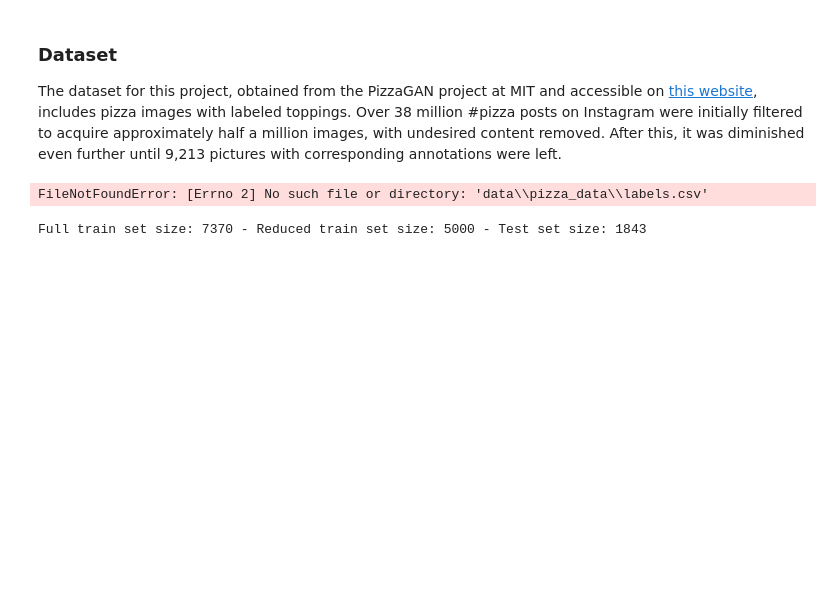
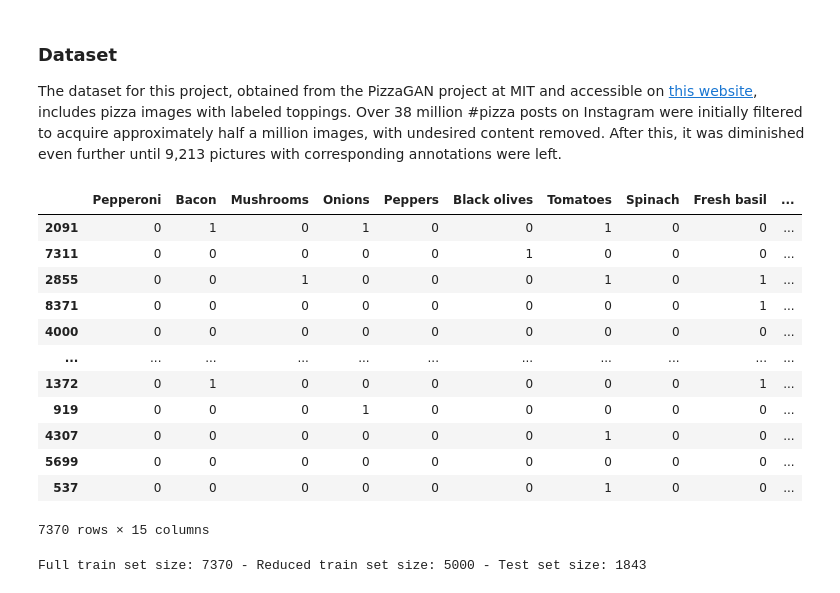
Before and after one commit to NBillar/deep_l, a Jupyter notebook: main.ipynb, the cells around one changed output. Cells and saved outputs as stored; diff of their text form; code cells hidden in the pictures; blank space fills up the shorter version.

```diff
--- a/main.ipynb
+++ b/main.ipynb
@@ -106,22 +106,38 @@ learning_rate = 0.001
 The dataset for this project, obtained from the PizzaGAN project at MIT and accessible on [this website](http://pizzagan.csail.mit.edu/), includes pizza images with labeled toppings. Over 38 million #pizza posts on Instagram were initially filtered to acquire approximately half a million images, with undesired content removed. After this, it was diminished even further until 9,213 pictures with corresponding annotations were left.
 # %%
 # Import the csv from path.
-label_path = "data\pizza_data\labels.csv"
+label_path = "data\pizza_data\imageLabels.txt"
+column_path = 'data\pizza_data\categories.txt'
 image_path = "data\pizza_data\images"
 
-df = pd.read_csv(label_path, sep = ' ', header = None)
-df.columns =
+df = pd.read_csv(label_path, sep = '  ', header = None)
+df.columns = open(column_path, 'r').read().split('\n')[:-1]
+classes = len(open(column_path, 'r').read().split('\n')[:-1])+1
+open(column_path, 'r').close()
+
 
 # Encode a label of pizzas without labeled toppings.
 df["plain"] = 0
-df["image_name"] = df["image_name"].apply(lambda x: os.path.join(image_path, x))
+df["image_name"] = df.apply(lambda x: os.path.join(image_path, str(x.name).zfill(5)+'.jpg'), axis = 1)
 df.loc[df.iloc[:, 1:-1].max(axis=1) == 0, "plain"] = 1
 
 # Split the data in training and validation.
 train_df, test_df = train_test_split(df, train_size=0.8, shuffle=True, random_state=7)
 train_df
 # %% [output]
+|  | Pepperoni | Bacon | Mushrooms | Onions | Peppers | Black olives | Tomatoes | Spinach | Fresh basil | ... |
+| 2091 | 0 | 1 | 0 | 1 | 0 | 0 | 1 | 0 | 0 | ... |
+| 7311 | 0 | 0 | 0 | 0 | 0 | 1 | 0 | 0 | 0 | ... |
+| 2855 | 0 | 0 | 1 | 0 | 0 | 0 | 1 | 0 | 1 | ... |
+| 8371 | 0 | 0 | 0 | 0 | 0 | 0 | 0 | 0 | 1 | ... |
+| 4000 | 0 | 0 | 0 | 0 | 0 | 0 | 0 | 0 | 0 | ... |
+| ... | ... | ... | ... | ... | ... | ... | ... | ... | ... | ... |
+| 1372 | 0 | 1 | 0 | 0 | 0 | 0 | 0 | 0 | 1 | ... |
+| 919 | 0 | 0 | 0 | 1 | 0 | 0 | 0 | 0 | 0 | ... |
+| 4307 | 0 | 0 | 0 | 0 | 0 | 0 | 1 | 0 | 0 | ... |
+| 5699 | 0 | 0 | 0 | 0 | 0 | 0 | 0 | 0 | 0 | ... |
+| 537 | 0 | 0 | 0 | 0 | 0 | 0 | 1 | 0 | 0 | ... |
-FileNotFoundError: [Errno 2] No such file or directory: 'data\\pizza_data\\labels.csv'
+7370 rows × 15 columns
 # %%
 class ImageDataset(Dataset):
     def __init__(self, dataframe, transform=None):
```
Also changed, not shown: parts of 15 cells of this notebook.
